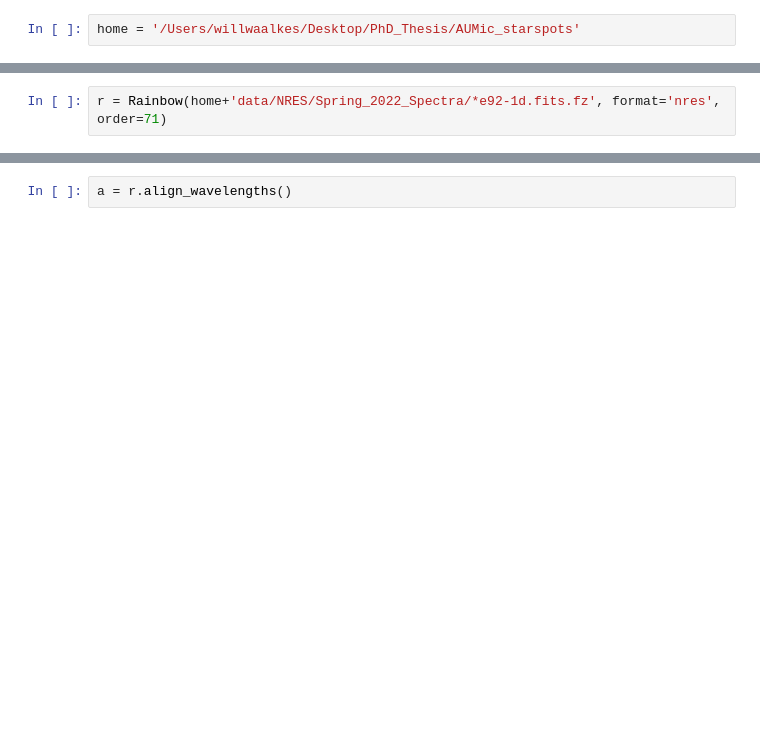
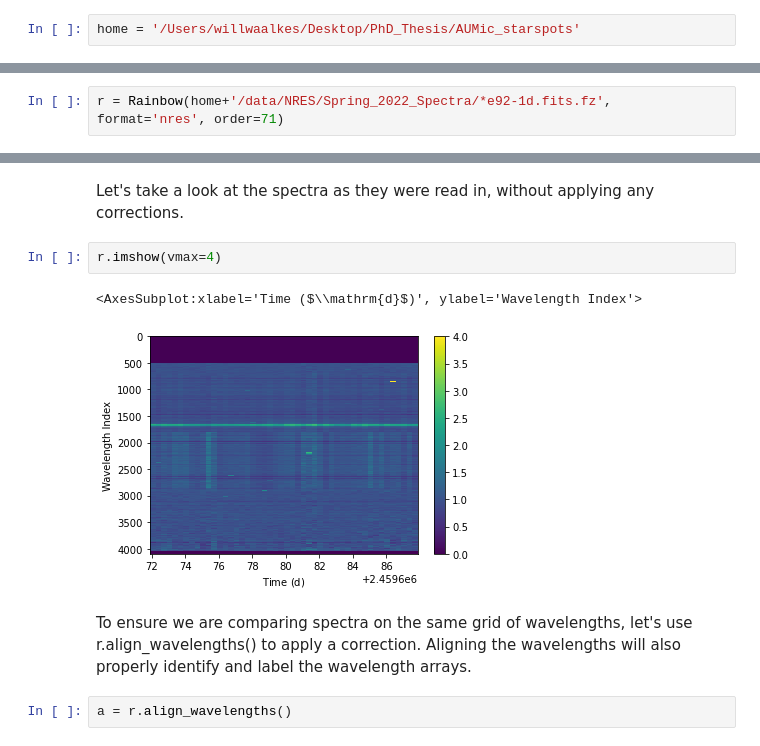
Before and after one commit to zkbt/chromatic, a Jupyter notebook: docs/nres.ipynb, the cells around one changed output, grey strips where cells are left out. Cells and saved outputs as stored; diff of their text form; blank space fills up the shorter version.

```diff
--- a/docs/nres.ipynb
+++ b/docs/nres.ipynb
@@ -18,3 +11,3 @@ home = '/Users/willwaalkes/Desktop/PhD_Thesis/AUMic_starspots'
 # %%
-r = Rainbow(home+'data/NRES/Spring_2022_Spectra/*e92-1d.fits.fz', format='nres', order=71)
+r = Rainbow(home+'/data/NRES/Spring_2022_Spectra/*e92-1d.fits.fz', format='nres', order=71)
 # %% [output]
@@ -22,3 +16,12 @@ KeyError: 'wavelength'
+# %% [markdown]
+Let's take a look at the spectra as they were read in, without applying any corrections.
+# %%
+r.imshow(vmax=4)
+# %% [output]
+<AxesSubplot:xlabel='Time ($\\mathrm{d}$)', ylabel='Wavelength Index'>
+[figure, added]
+# %% [markdown]
+To ensure we are comparing spectra on the same grid of wavelengths, let's use r.align_wavelengths() to apply a correction. Aligning the wavelengths will also properly identify and label the wavelength arrays.
 # %%
 a = r.align_wavelengths()
 # %%
```
Also changed, not shown: parts of 11 cells of this notebook.
